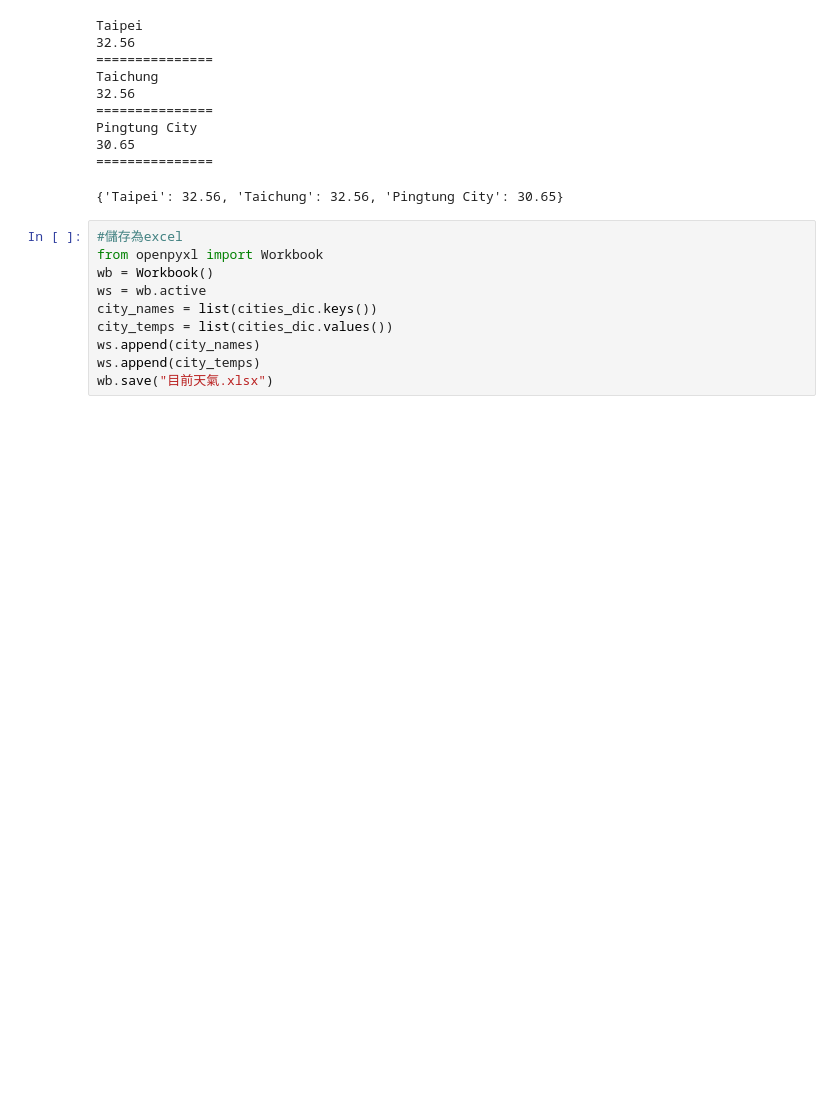
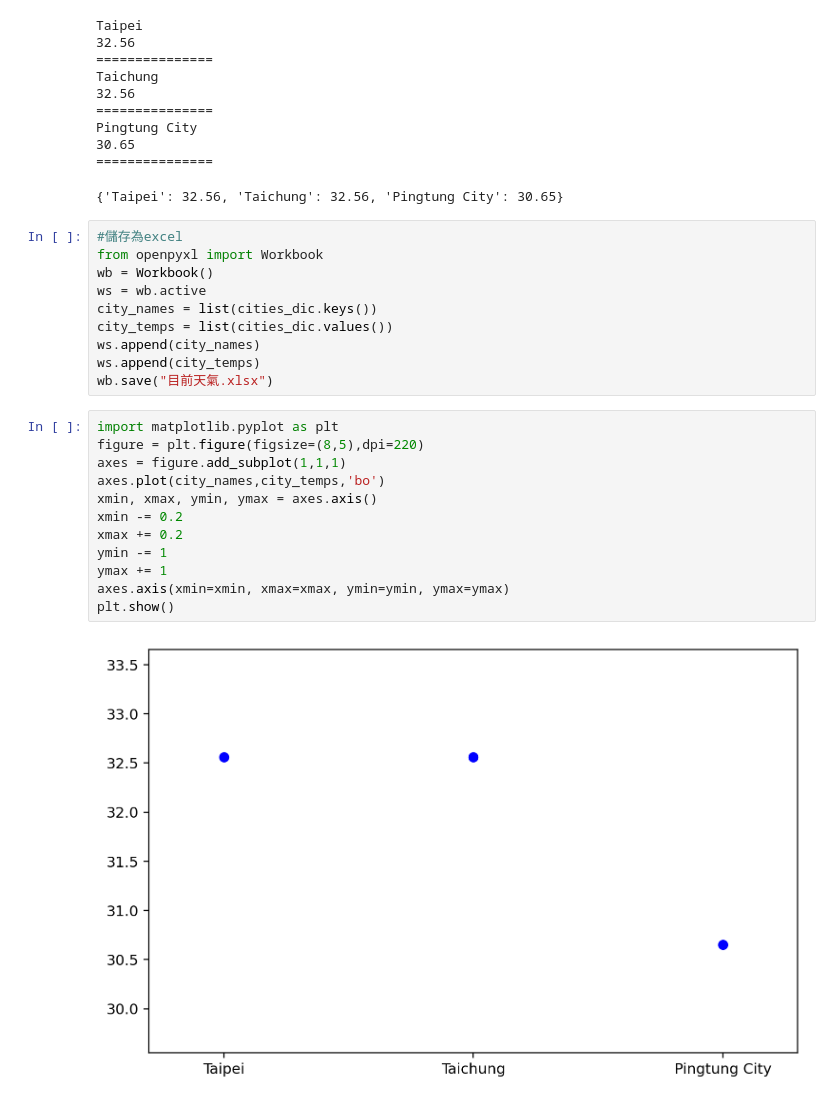
Before and after one commit to roberthsu2003/python, a Jupyter notebook: 上課用目錄/python813/lesson13_2.ipynb, the cells around one changed output. Drawn from its saved outputs; the diff is of its cells as text; blank space fills up the shorter version.

```diff
--- a/上課用目錄/python813/lesson13_2.ipynb
+++ b/上課用目錄/python813/lesson13_2.ipynb
@@ -42,3 +42,17 @@ city_temps = list(cities_dic.values())
 ws.append(city_names)
 ws.append(city_temps)
 wb.save("目前天氣.xlsx")
+# %%
+import matplotlib.pyplot as plt
+figure = plt.figure(figsize=(8,5),dpi=220)
+axes = figure.add_subplot(1,1,1)
+axes.plot(city_names,city_temps,'bo')
+xmin, xmax, ymin, ymax = axes.axis()
+xmin -= 0.2
+xmax += 0.2
+ymin -= 1
+ymax += 1
+axes.axis(xmin=xmin, xmax=xmax, ymin=ymin, ymax=ymax)
+plt.show()
+# %% [output]
+[figure, added]
```
